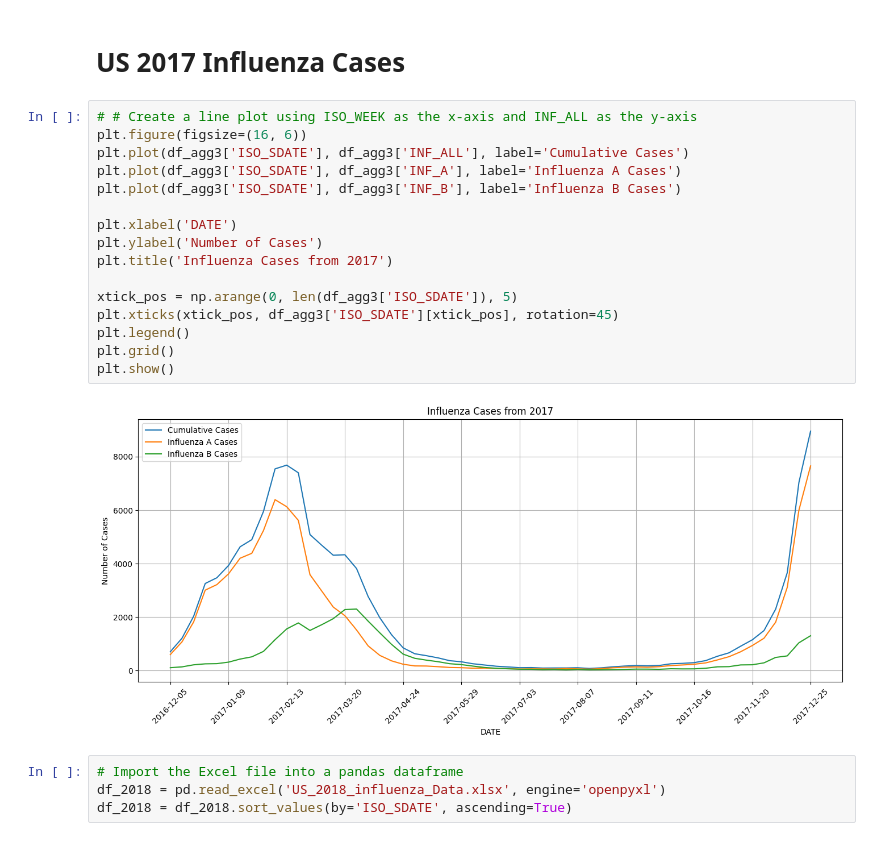
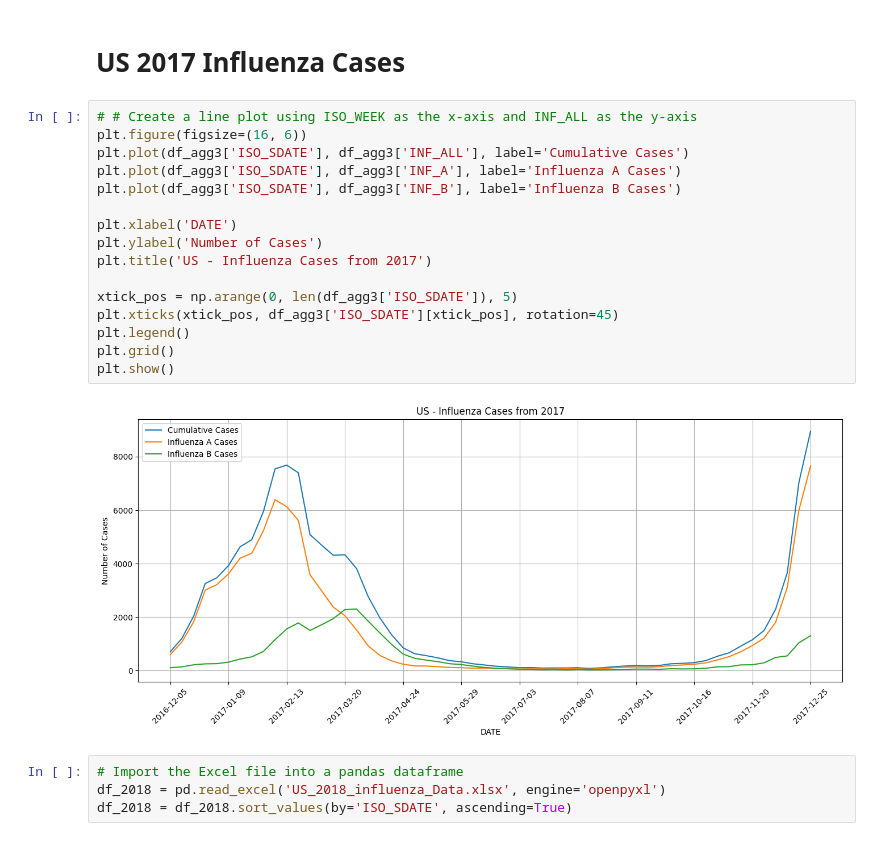
Before and after one commit to jramey2016/Computer-Epi-Project, a Jupyter notebook: US-Data-And-Models/Emperical-Model/Subset_Models_US.ipynb, the cells around one changed output. Saved outputs shown, nothing was run; the diff lists cells and outputs as text.

```diff
--- a/US-Data-And-Models/Emperical-Model/Subset_Models_US.ipynb
+++ b/US-Data-And-Models/Emperical-Model/Subset_Models_US.ipynb
@@ -79,21 +79,21 @@ df_agg3['ISO_SDATE'] = df_agg3['ISO_SDATE'].str.split('T').str[0]
 # %%
 # # Create a line plot using ISO_WEEK as the x-axis and INF_ALL as the y-axis
 plt.figure(figsize=(16, 6))
 plt.plot(df_agg3['ISO_SDATE'], df_agg3['INF_ALL'], label='Cumulative Cases')
 plt.plot(df_agg3['ISO_SDATE'], df_agg3['INF_A'], label='Influenza A Cases')
 plt.plot(df_agg3['ISO_SDATE'], df_agg3['INF_B'], label='Influenza B Cases')
 
 plt.xlabel('DATE')
 plt.ylabel('Number of Cases')
-plt.title('Influenza Cases from 2017')
+plt.title('US - Influenza Cases from 2017')
 
 xtick_pos = np.arange(0, len(df_agg3['ISO_SDATE']), 5)
 plt.xticks(xtick_pos, df_agg3['ISO_SDATE'][xtick_pos], rotation=45)
 plt.legend()
 plt.grid()
 plt.show()
 # %% [output]
-[figure, old version]
+[figure, new version]
 # %%
 # Import the Excel file into a pandas dataframe
 df_2018 = pd.read_excel('US_2018_influenza_Data.xlsx', engine='openpyxl')
```
Also changed, not shown: parts of 19 cells of this notebook, 12 other files.
